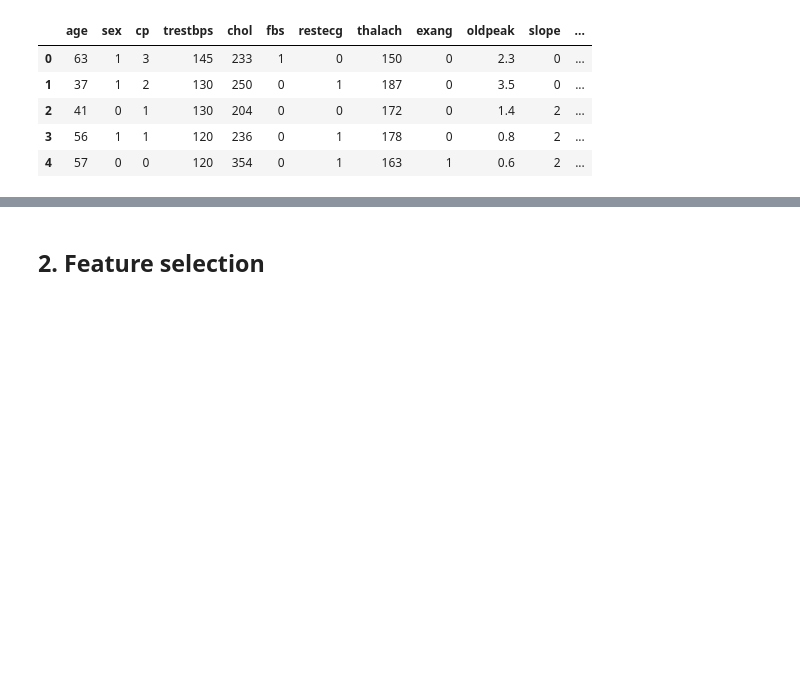
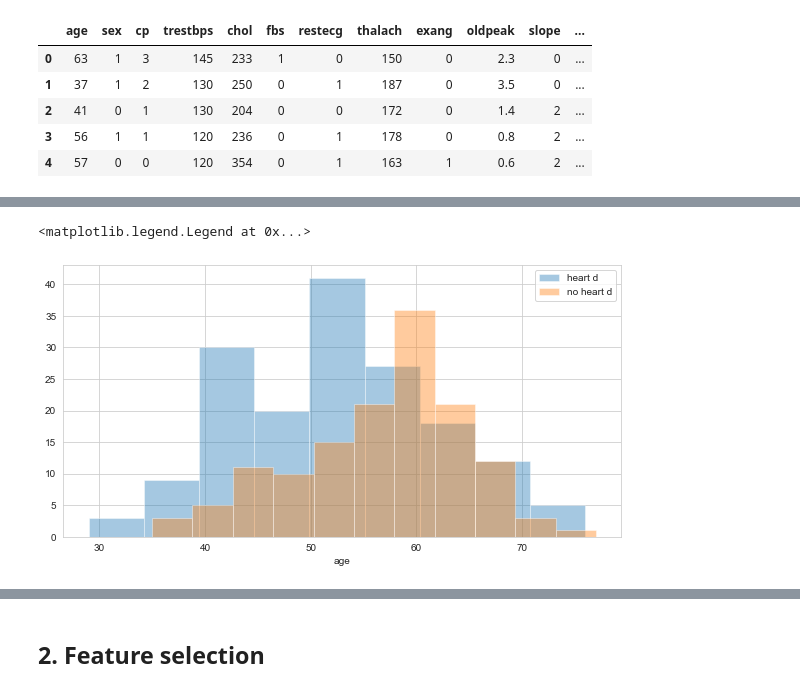
Before and after one commit to tabers77/Machine-Learning-Projects, a Jupyter notebook: Auto-encoders for classification /Auto-encoders for classification .ipynb, the cells around one changed output, grey strips where cells are left out. Drawn from its saved outputs; the diff is of its cells as text; code cells hidden in the pictures; blank space fills up the shorter version.

```diff
--- a/Auto-encoders for classification /Auto-encoders for classification .ipynb
+++ b/Auto-encoders for classification /Auto-encoders for classification .ipynb
@@ -51,0 +95,8 @@ check for imbalanced data set , use precision and recall , data undersampleing
+# %%
+plt.figure(figsize=(10,5))
+sns.distplot(df[df['target'] ==1].age , kde = False , label = 'heart d')
+sns.distplot(df[df['target'] ==0].age , kde = False, label = 'no heart d')
+plt.legend()
+# %% [output]
+<matplotlib.legend.Legend at 0x...>
+[figure, added]
```
Also changed, not shown: parts of 29 cells of this notebook, 1 other file.
